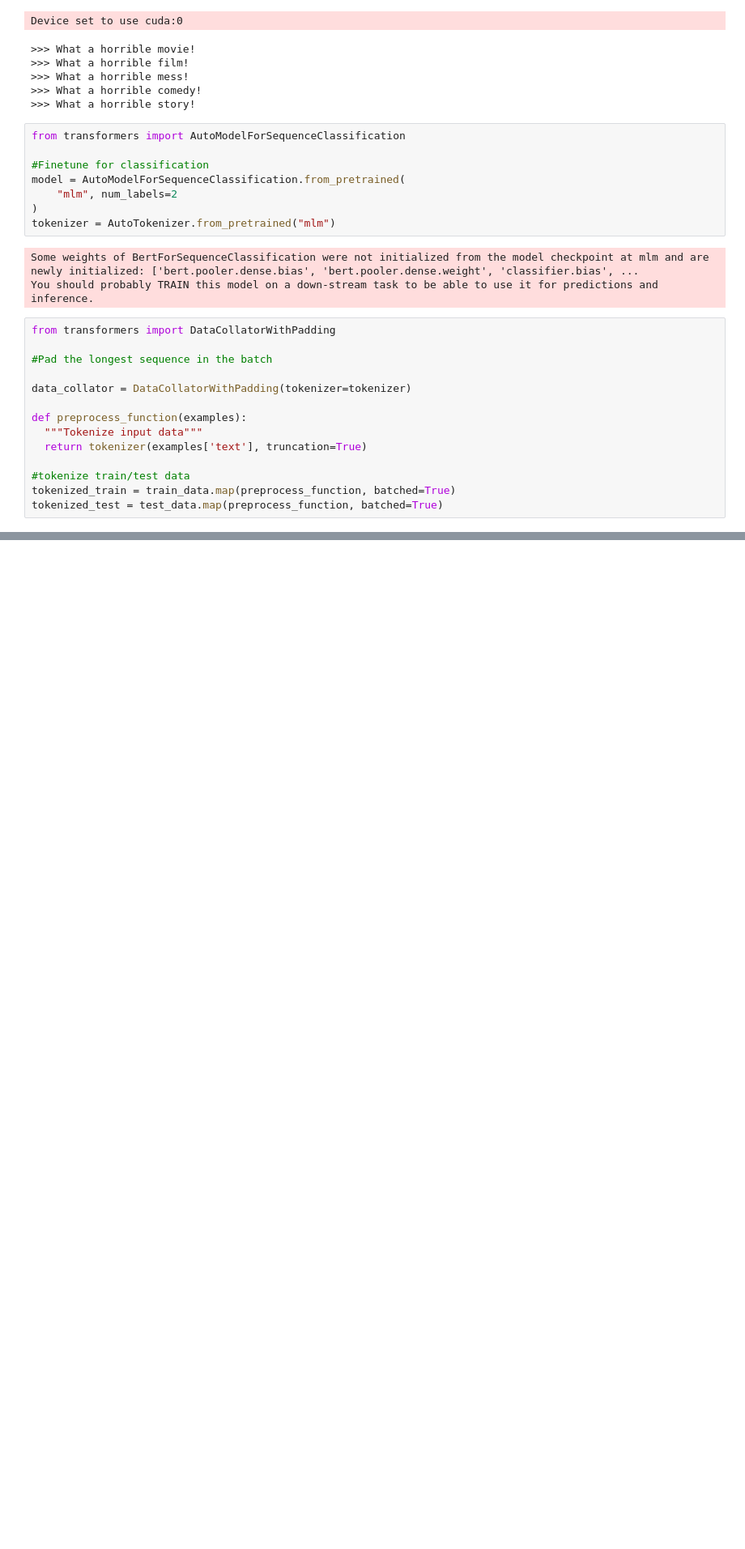
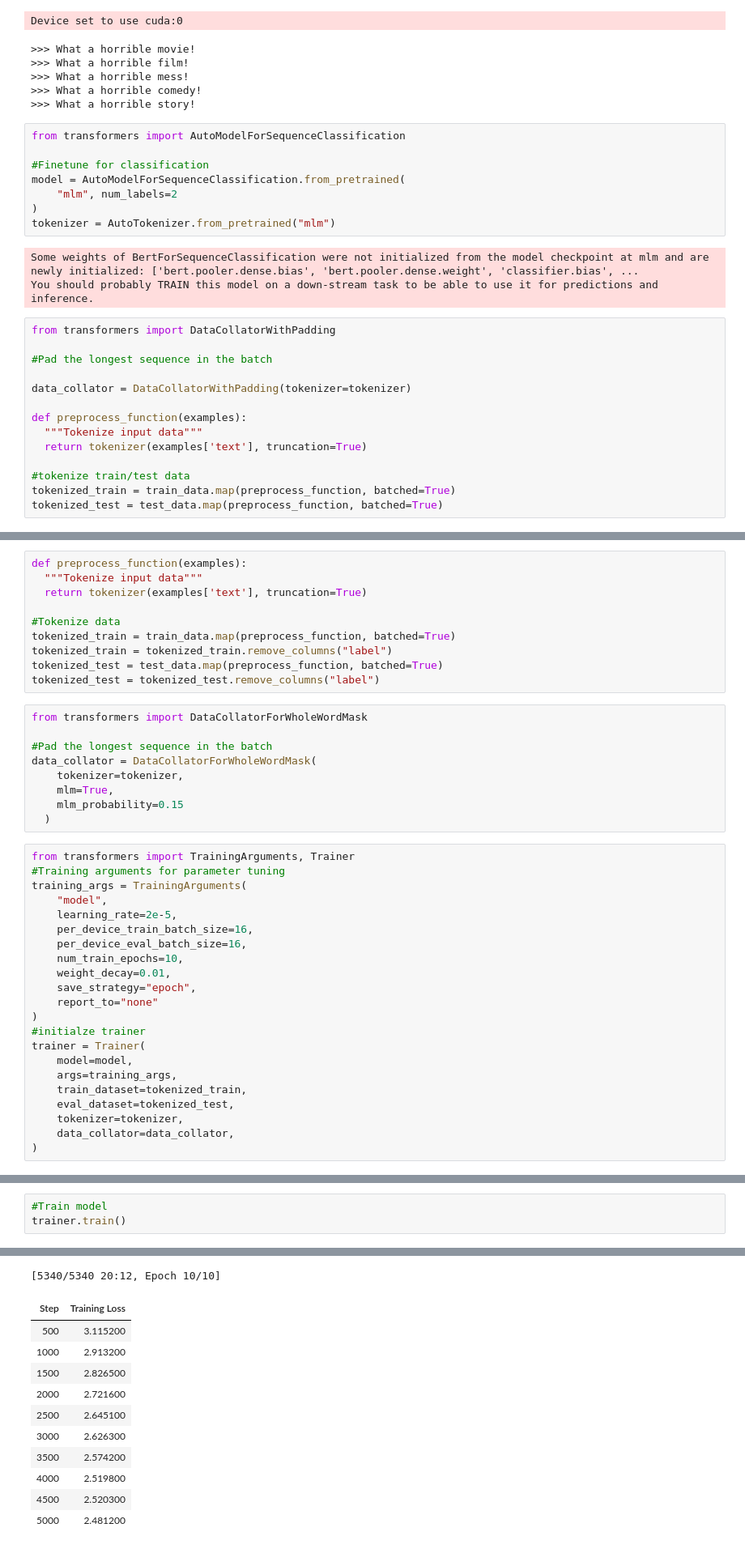
Before and after one commit to Samin-Sadaf7/Book-of-LLMs, a Jupyter notebook: HandsOnLLM_11.ipynb, the cells around one changed output, grey strips where cells are left out. Shown: that part at 81% size. Saved outputs shown, nothing was run; the diff lists cells and outputs as text; blank space fills up the shorter version.

```diff
--- a/HandsOnLLM_11.ipynb
+++ b/HandsOnLLM_11.ipynb
@@ -627,0 +638,41 @@ trainer.evaluate()
+# %%
+def preprocess_function(examples):
+  """Tokenize input data"""
+  return tokenizer(examples['text'], truncation=True)
+
+#Tokenize data
+tokenized_train = train_data.map(preprocess_function, batched=True)
+tokenized_train = tokenized_train.remove_columns("label")
+tokenized_test = test_data.map(preprocess_function, batched=True)
+tokenized_test = tokenized_test.remove_columns("label")
+# %%
+from transformers import DataCollatorForWholeWordMask
+
+#Pad the longest sequence in the batch
+data_collator = DataCollatorForWholeWordMask(
+    tokenizer=tokenizer,
+    mlm=True,
+    mlm_probability=0.15
+  )
+# %%
+from transformers import TrainingArguments, Trainer
+#Training arguments for parameter tuning
+training_args = TrainingArguments(
+    "model",
+    learning_rate=2e-5,
+    per_device_train_batch_size=16,
+    per_device_eval_batch_size=16,
+    num_train_epochs=10,
+    weight_decay=0.01,
+    save_strategy="epoch",
+    report_to="none"
+)
+#initialze trainer
+trainer = Trainer(
+    model=model,
+    args=training_args,
+    train_dataset=tokenized_train,
+    eval_dataset=tokenized_test,
+    tokenizer=tokenizer,
+    data_collator=data_collator,
+)
@@ -627,0 +688,4 @@ trainer.evaluate()
+# %%
+#Train model
+trainer.train()
+# %% [output]
@@ -627,0 +704,12 @@ trainer.evaluate()
+[5340/5340 20:12, Epoch 10/10]
+| Step | Training Loss |
+| 500 | 3.115200 |
+| 1000 | 2.913200 |
+| 1500 | 2.826500 |
+| 2000 | 2.721600 |
+| 2500 | 2.645100 |
+| 3000 | 2.626300 |
+| 3500 | 2.574200 |
+| 4000 | 2.519800 |
+| 4500 | 2.520300 |
+| 5000 | 2.481200 |
```
Also changed, not shown: parts of 14 cells of this notebook.
